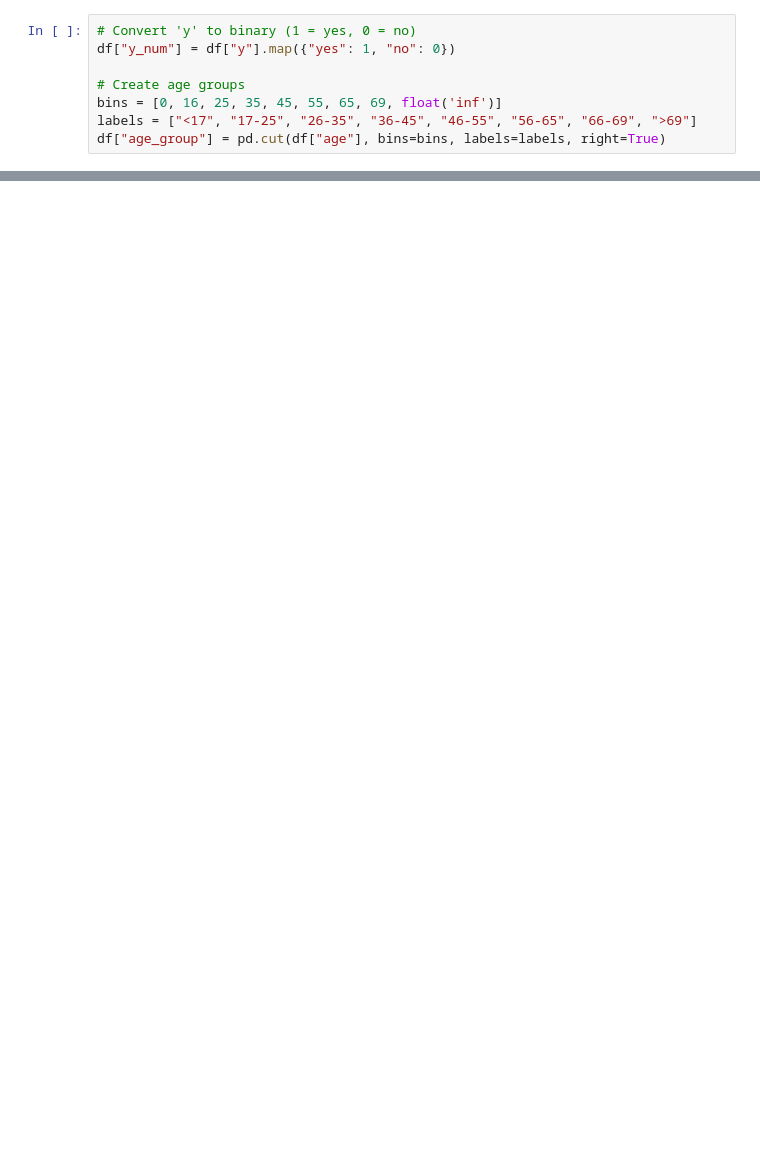
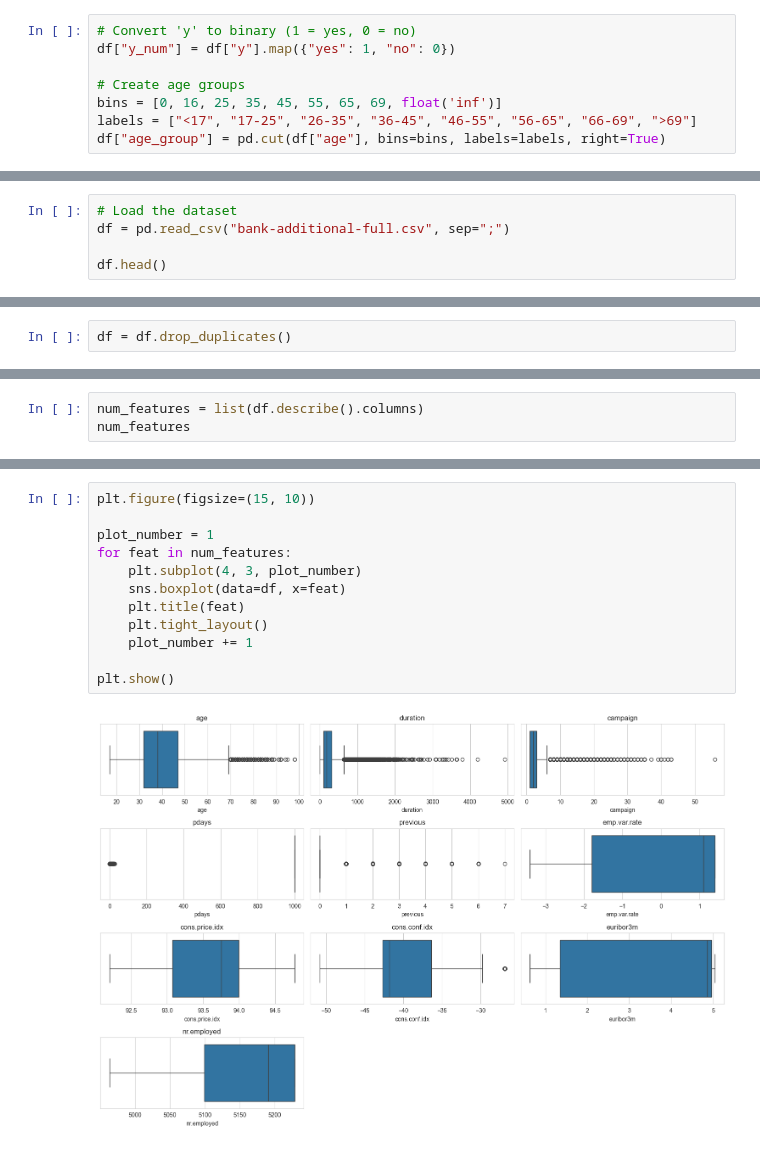
Before and after one commit to team-theta-dtids/final-project, a Jupyter notebook: main_new.ipynb, the cells around one changed output, grey strips where cells are left out. Drawn from its saved outputs; the diff is of its cells as text; blank space fills up the shorter version.

```diff
--- a/main_new.ipynb
+++ b/main_new.ipynb
@@ -569,0 +727,5 @@ To optimize marketing efforts:
+# %%
+# Load the dataset
+df = pd.read_csv("bank-additional-full.csv", sep=";")
+
+df.head()
@@ -569,0 +776,2 @@ To optimize marketing efforts:
+# %%
+df = df.drop_duplicates()
@@ -569,0 +790,3 @@ To optimize marketing efforts:
+# %%
+num_features = list(df.describe().columns)
+num_features
@@ -569,0 +804,14 @@ To optimize marketing efforts:
+# %%
+plt.figure(figsize=(15, 10))
+
+plot_number = 1
+for feat in num_features:
+    plt.subplot(4, 3, plot_number)
+    sns.boxplot(data=df, x=feat)
+    plt.title(feat)
+    plt.tight_layout()
+    plot_number += 1
+
+plt.show()
+# %% [output]
+[figure, added]
```
Also changed, not shown: parts of 59 cells of this notebook, 3 other files.
